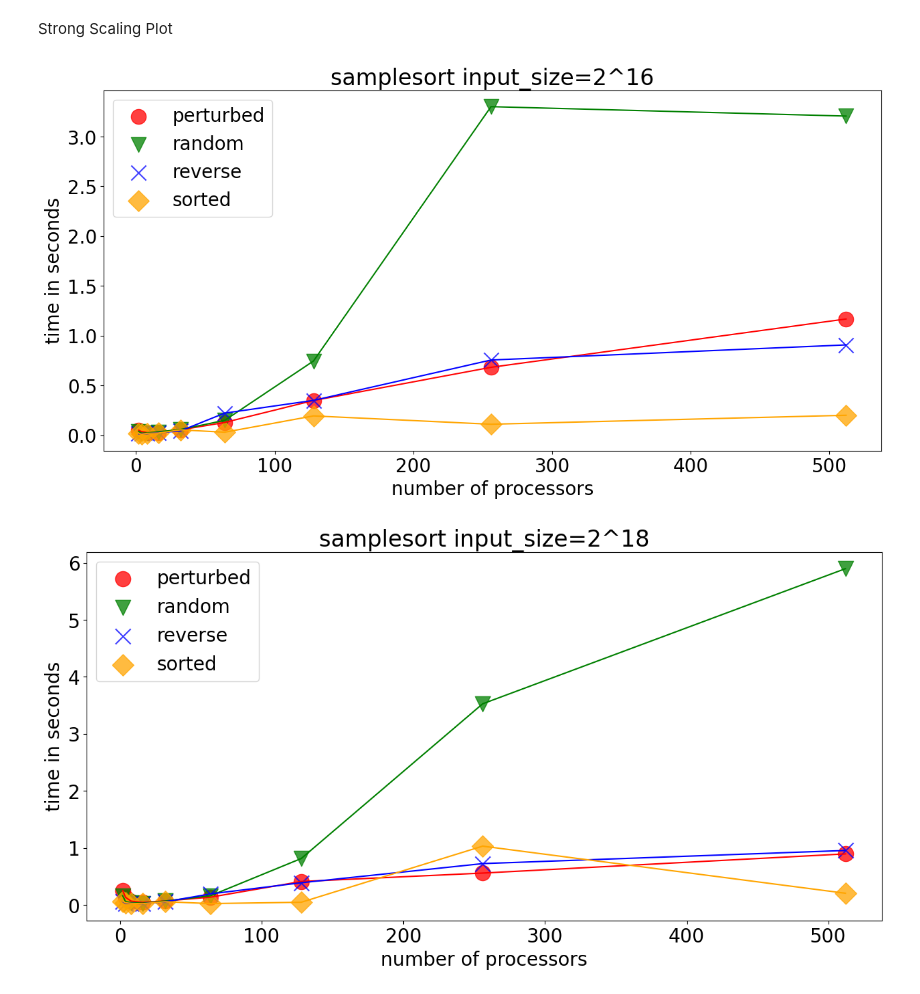
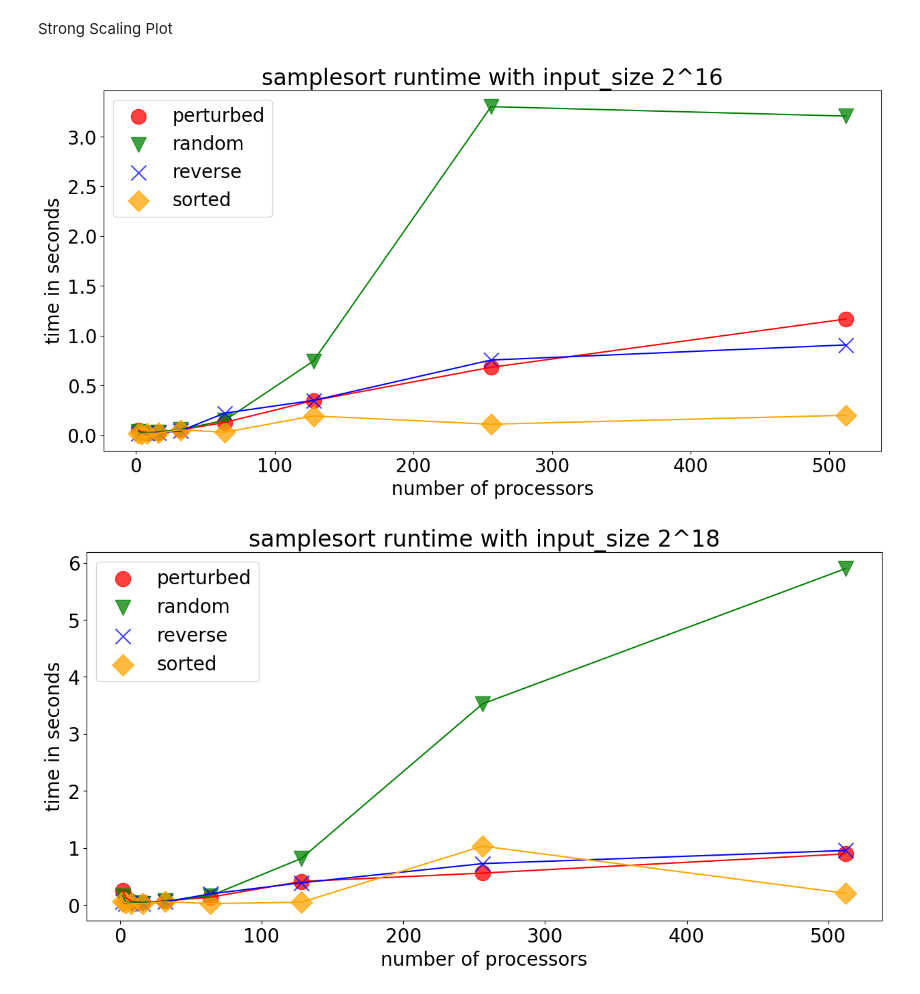
Before and after one commit to daaangdennis/CSCE435_Project_2024, a Jupyter notebook: Jupyter_Files/samplesort_analysis.ipynb, the cells around one changed output. Cells and saved outputs as stored; diff of their text form; code cells hidden in the pictures.

Commit message:
Renamed samplesort plots.

```diff
--- a/Jupyter_Files/samplesort_analysis.ipynb
+++ b/Jupyter_Files/samplesort_analysis.ipynb
@@ -99,15 +97,15 @@ def plot_mpl(pd_series, colors, markers, title, xlabel, ylabel, output_file_path
 # %%
 for node in tk.graph.traverse():
     node_name = node.frame["name"]
     if (node_name == "sort_runtime"):
         input_size_frame = tk.dataframe.loc[node, "Avg time/rank"].unstack("input_size")
         for input_size in input_size_frame.keys():
             data_series = input_size_frame[input_size]
             plot_mpl(data_series,
                 ["red", "green", "blue", "orange"], ['o', 'v', 'x', 'D'],
-                "samplesort input_size=2^{}".format(int(math.log2(input_size))), "number of processors", "time in seconds",
-                "../Plots/Samplesort_Plots/samplesort-strong-{}.png".format(int(math.log2(input_size)))
+                "samplesort runtime with input_size 2^{}".format(int(math.log2(input_size))), "number of processors", "time in seconds",
+                "../Plots/Samplesort_Plots/samplesort-runtime-strong-{}.png".format(int(math.log2(input_size)))
             )
 # %% [output]
-[figure, old version]
+[figure, new version]
-[figure, old version]
+[figure, new version]
```
Also changed, not shown: parts of 2 cells of this notebook, 15 other files.
